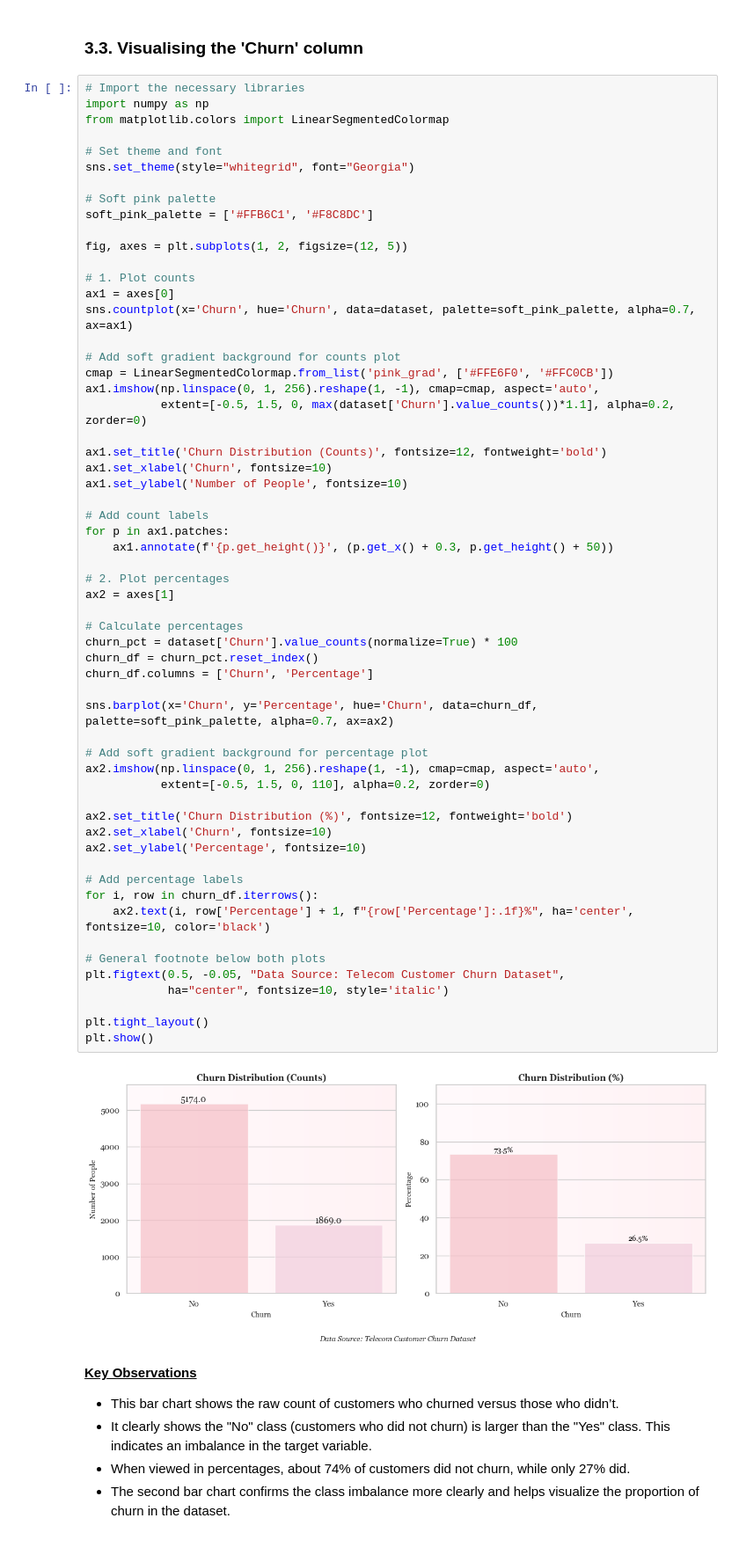
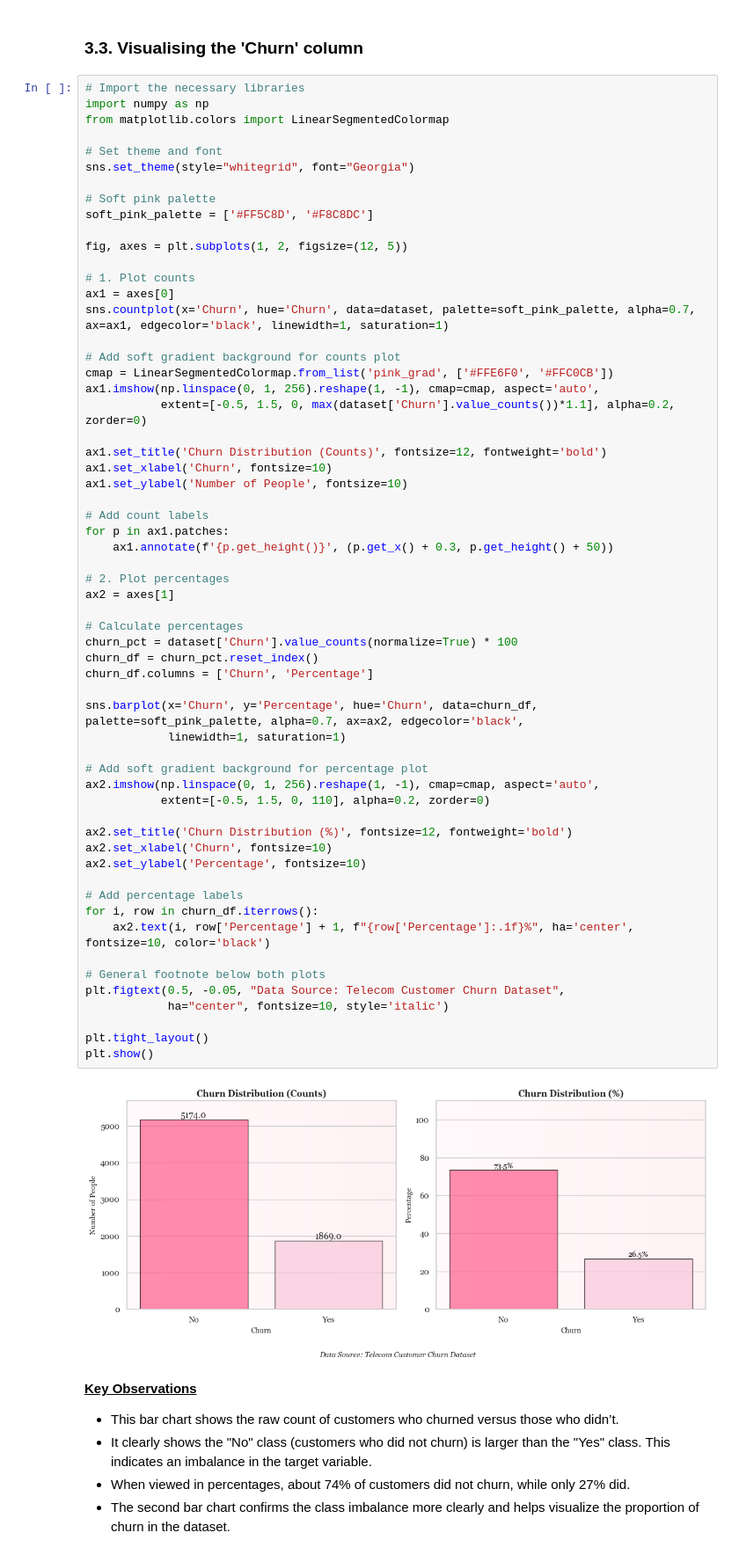
Before and after one commit to codedbyseosy/Exploratory-Data-Analysis-EDA-Project, a Jupyter notebook: Customer Churn Prediction/notebooks/01_eda.ipynb, the cells around one changed output. Shown at 88% size. Drawn from its saved outputs; the diff is of its cells as text.

```diff
--- a/Customer Churn Prediction/notebooks/01_eda.ipynb
+++ b/Customer Churn Prediction/notebooks/01_eda.ipynb
@@ -232,13 +232,13 @@ from matplotlib.colors import LinearSegmentedColormap
 sns.set_theme(style="whitegrid", font="Georgia")
 
 # Soft pink palette
-soft_pink_palette = ['#FFB6C1', '#F8C8DC']
+soft_pink_palette = ['#FF5C8D', '#F8C8DC']
 
 fig, axes = plt.subplots(1, 2, figsize=(12, 5))
 
 # 1. Plot counts
 ax1 = axes[0]
-sns.countplot(x='Churn', hue='Churn', data=dataset, palette=soft_pink_palette, alpha=0.7, ax=ax1)
+sns.countplot(x='Churn', hue='Churn', data=dataset, palette=soft_pink_palette, alpha=0.7, ax=ax1, edgecolor='black', linewidth=1, saturation=1)
 
 # Add soft gradient background for counts plot
 cmap = LinearSegmentedColormap.from_list('pink_grad', ['#FFE6F0', '#FFC0CB'])
@@ -254,35 +254,36 @@ for p in ax1.patches:
     ax1.annotate(f'{p.get_height()}', (p.get_x() + 0.3, p.get_height() + 50))
 
 # 2. Plot percentages
 ax2 = axes[1]
 
 # Calculate percentages
 churn_pct = dataset['Churn'].value_counts(normalize=True) * 100
 churn_df = churn_pct.reset_index()
 churn_df.columns = ['Churn', 'Percentage']
 
-sns.barplot(x='Churn', y='Percentage', hue='Churn', data=churn_df, palette=soft_pink_palette, alpha=0.7, ax=ax2)
+sns.barplot(x='Churn', y='Percentage', hue='Churn', data=churn_df, palette=soft_pink_palette, alpha=0.7, ax=ax2, edgecolor='black',
+            linewidth=1, saturation=1)
 
 # Add soft gradient background for percentage plot
 ax2.imshow(np.linspace(0, 1, 256).reshape(1, -1), cmap=cmap, aspect='auto',
            extent=[-0.5, 1.5, 0, 110], alpha=0.2, zorder=0)
 
 ax2.set_title('Churn Distribution (%)', fontsize=12, fontweight='bold')
 ax2.set_xlabel('Churn', fontsize=10)
 ax2.set_ylabel('Percentage', fontsize=10)
 
 # Add percentage labels
 for i, row in churn_df.iterrows():
     ax2.text(i, row['Percentage'] + 1, f"{row['Percentage']:.1f}%", ha='center', fontsize=10, color='black')
 
 # General footnote below both plots
 plt.figtext(0.5, -0.05, "Data Source: Telecom Customer Churn Dataset",
             ha="center", fontsize=10, style='italic')
 
 plt.tight_layout()
 plt.show()
 # %% [output]
-[figure, old version]
+[figure, new version]
 # %% [markdown]
 **<u>Key Observations</u>**
 - This bar chart shows the raw count of customers who churned versus those who didn’t.
```
Also changed, not shown: parts of 8 cells of this notebook, 23 other files.
